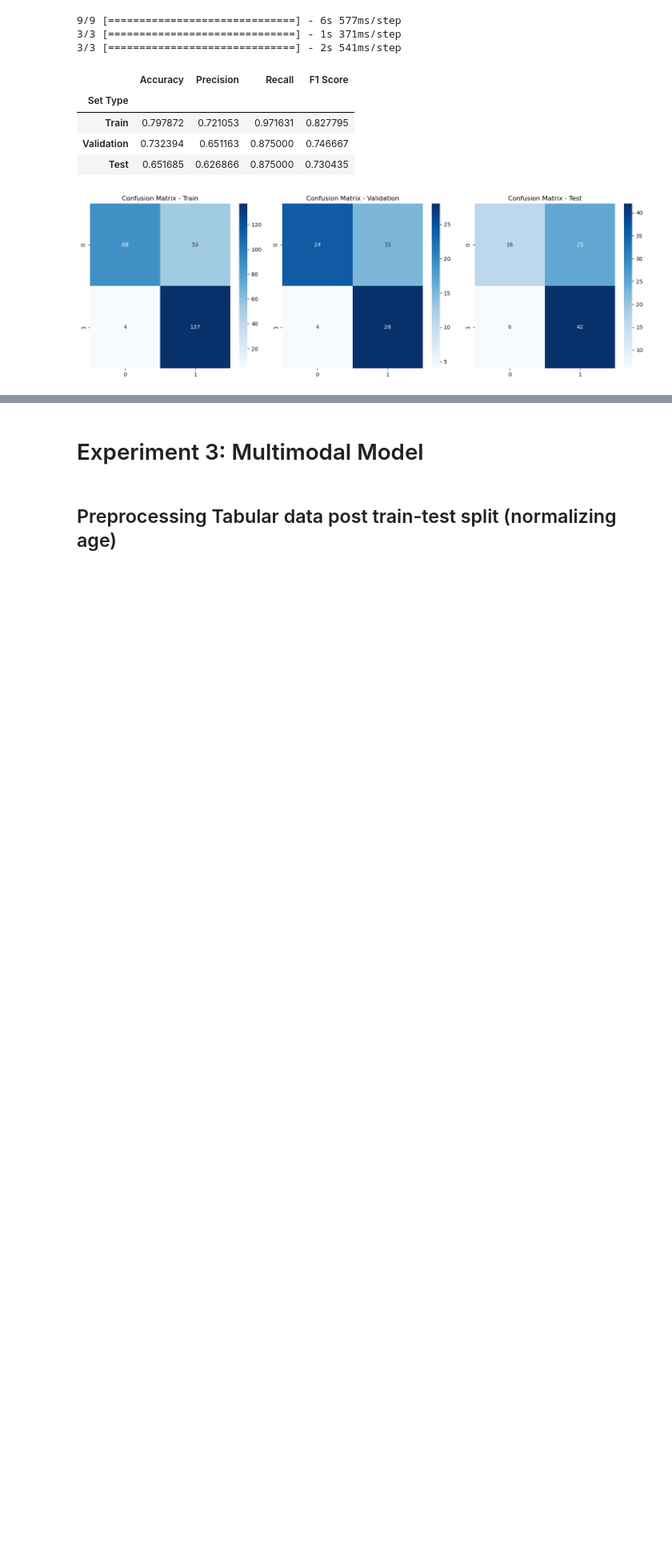
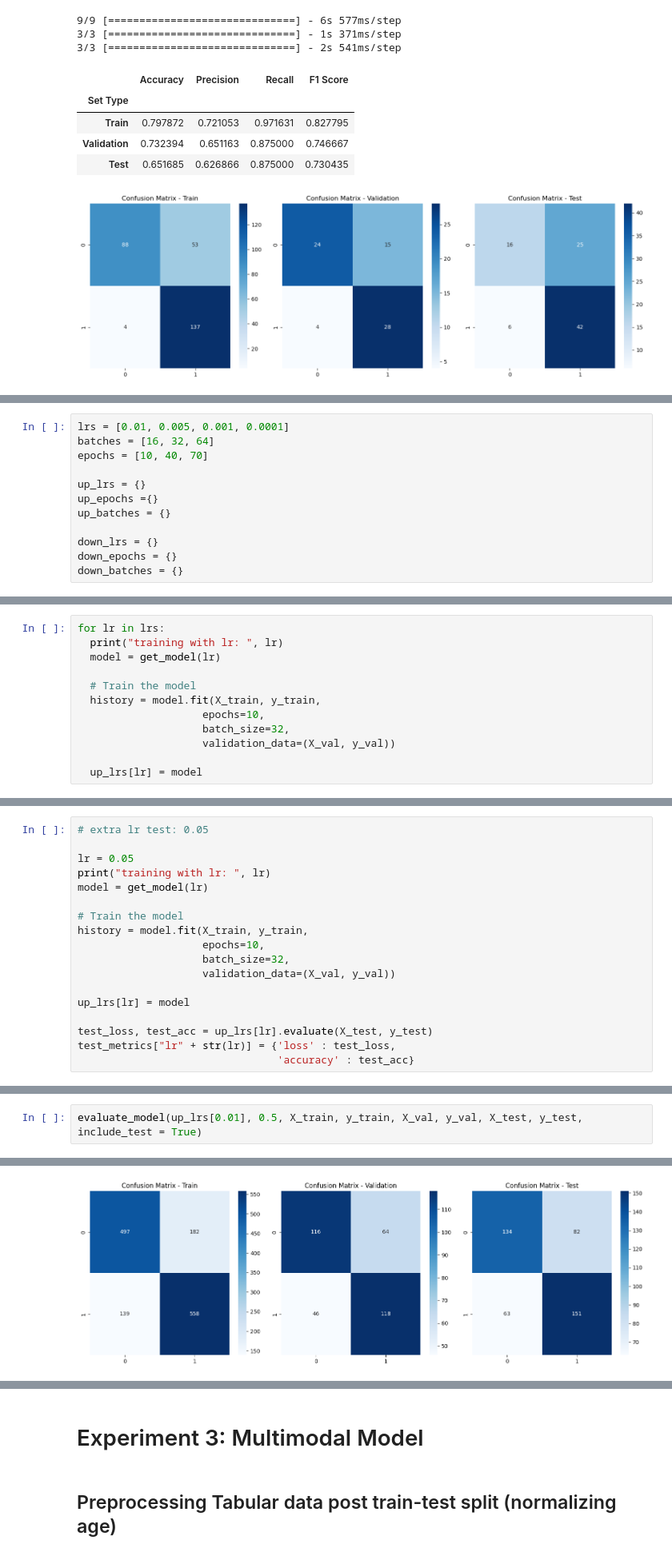
Before and after one commit to Kimberly97llp/cvproject, a Jupyter notebook: modeling.ipynb, the cells around one changed output, grey strips where cells are left out. Shown at 80% size. Drawn from its saved outputs; the diff is of its cells as text; blank space fills up the shorter version.

Commit message:
Hyperparameter training with upsampling (test set is upsampled)

```diff
--- a/modeling.ipynb
+++ b/modeling.ipynb
@@ -641,0 +700,12 @@ metrics_df = evaluate_model(model, 0.5, X_train, y_train, X_val, y_val, X_test,
+# %%
+lrs = [0.01, 0.005, 0.001, 0.0001]
+batches = [16, 32, 64]
+epochs = [10, 40, 70]
+
+up_lrs = {}
+up_epochs ={}
+up_batches = {}
+
+down_lrs = {}
+down_epochs = {}
+down_batches = {}
@@ -641,0 +714,12 @@ metrics_df = evaluate_model(model, 0.5, X_train, y_train, X_val, y_val, X_test,
+# %%
+for lr in lrs:
+  print("training with lr: ", lr)
+  model = get_model(lr)
+
+  # Train the model
+  history = model.fit(X_train, y_train,
+                    epochs=10,
+                    batch_size=32,
+                    validation_data=(X_val, y_val))
+
+  up_lrs[lr] = model
@@ -641,0 +856,18 @@ metrics_df = evaluate_model(model, 0.5, X_train, y_train, X_val, y_val, X_test,
+# %%
+# extra lr test: 0.05
+
+lr = 0.05
+print("training with lr: ", lr)
+model = get_model(lr)
+
+# Train the model
+history = model.fit(X_train, y_train,
+                    epochs=10,
+                    batch_size=32,
+                    validation_data=(X_val, y_val))
+
+up_lrs[lr] = model
+
+test_loss, test_acc = up_lrs[lr].evaluate(X_test, y_test)
+test_metrics["lr" + str(lr)] = {'loss' : test_loss,
+                                'accuracy' : test_acc}
@@ -641,0 +908,3 @@ metrics_df = evaluate_model(model, 0.5, X_train, y_train, X_val, y_val, X_test,
+# %%
+evaluate_model(up_lrs[0.01], 0.5, X_train, y_train, X_val, y_val, X_test, y_test, include_test = True)
+# %% [output]
@@ -641,0 +919 @@ metrics_df = evaluate_model(model, 0.5, X_train, y_train, X_val, y_val, X_test,
+[figure, added]
```
Also changed, not shown: parts of 31 cells of this notebook.
